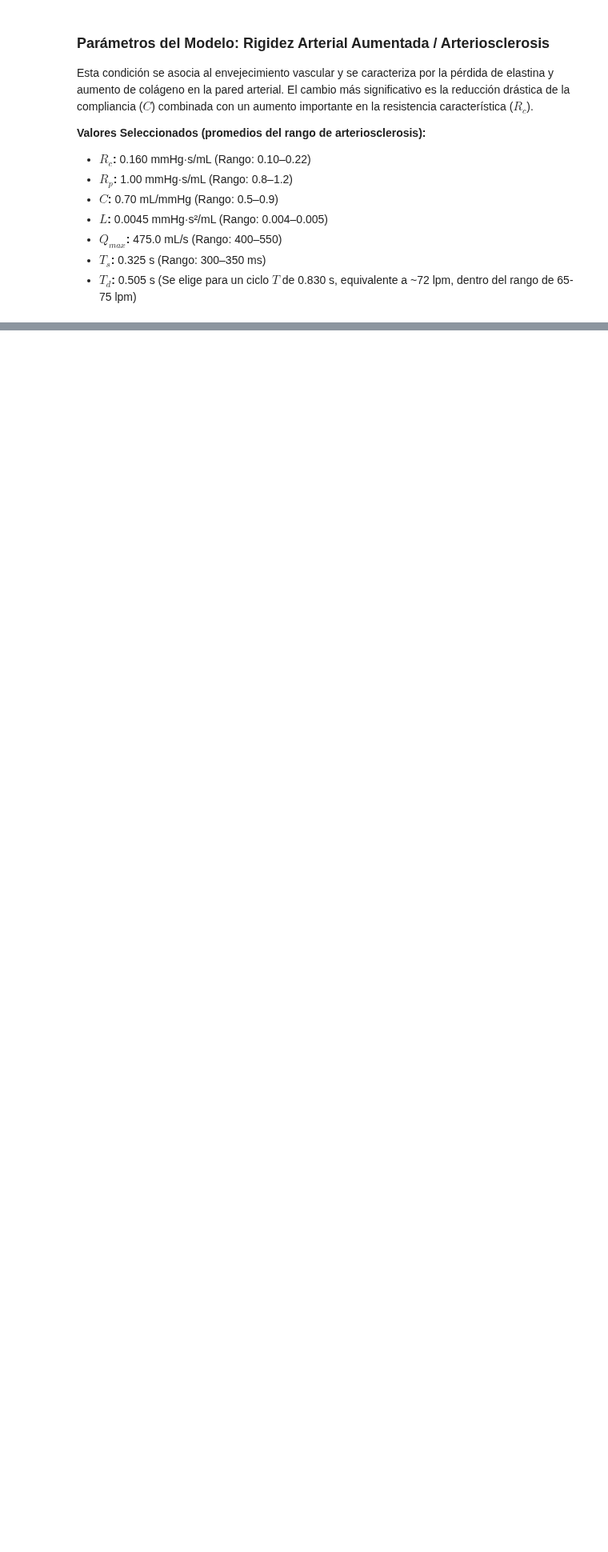
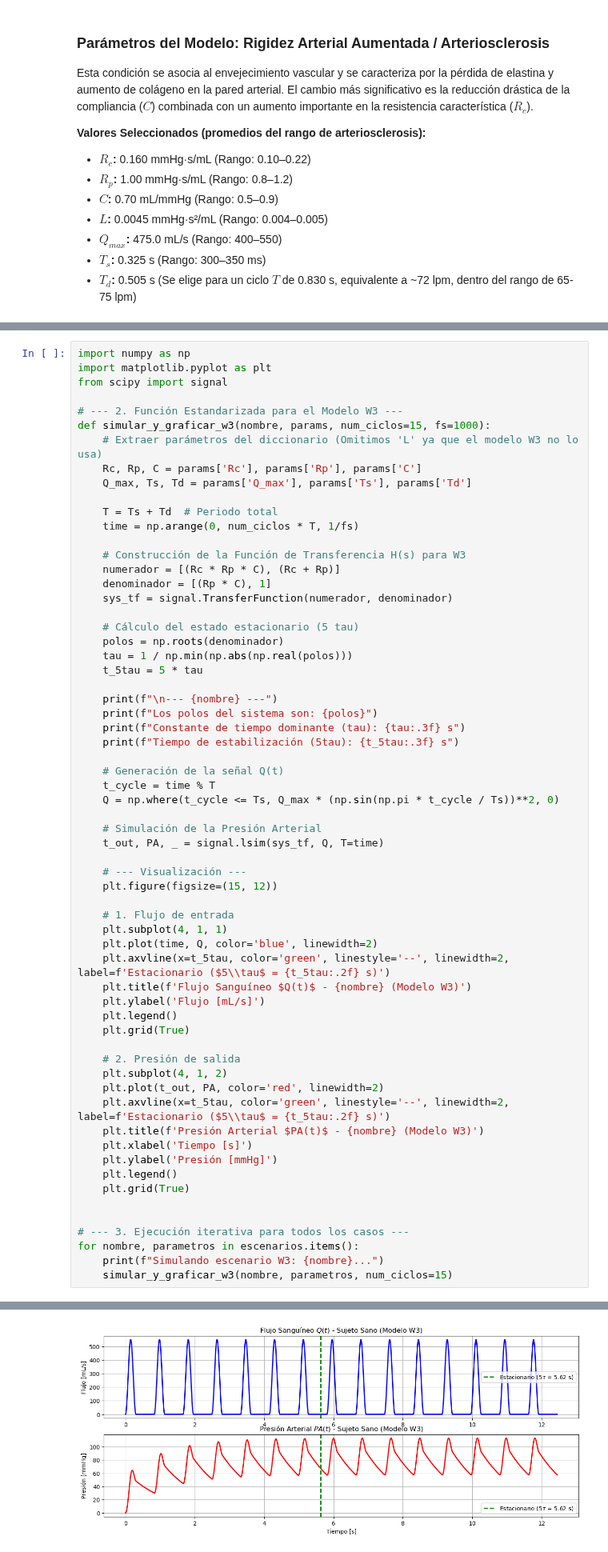
Before and after one commit to luisfmontoyaf/Modelos_Taller_3, a Jupyter notebook: code_taller_3.ipynb, the cells around one changed output, grey strips where cells are left out. Shown at 80% size. Saved outputs shown, nothing was run; the diff lists cells and outputs as text; blank space fills up the shorter version.

```diff
--- a/code_taller_3.ipynb
+++ b/code_taller_3.ipynb
@@ -309,0 +286,64 @@ sys_tf_w3 = signal.TransferFunction(numerador_w3, denominador_w3)
+# %%
+import numpy as np
+import matplotlib.pyplot as plt
+from scipy import signal
+
+# --- 2. Función Estandarizada para el Modelo W3 ---
+def simular_y_graficar_w3(nombre, params, num_ciclos=15, fs=1000):
+    # Extraer parámetros del diccionario (Omitimos 'L' ya que el modelo W3 no lo usa)
+    Rc, Rp, C = params['Rc'], params['Rp'], params['C']
+    Q_max, Ts, Td = params['Q_max'], params['Ts'], params['Td']
+
+    T = Ts + Td  # Periodo total
+    time = np.arange(0, num_ciclos * T, 1/fs)
+
+    # Construcción de la Función de Transferencia H(s) para W3
+    numerador = [(Rc * Rp * C), (Rc + Rp)]
+    denominador = [(Rp * C), 1]
+    sys_tf = signal.TransferFunction(numerador, denominador)
+
+    # Cálculo del estado estacionario (5 tau)
+    polos = np.roots(denominador)
+    tau = 1 / np.min(np.abs(np.real(polos)))
+    t_5tau = 5 * tau
+
+    print(f"\n--- {nombre} ---")
+    print(f"Los polos del sistema son: {polos}")
+    print(f"Constante de tiempo dominante (tau): {tau:.3f} s")
+    print(f"Tiempo de estabilización (5tau): {t_5tau:.3f} s")
+
+    # Generación de la señal Q(t)
+    t_cycle = time % T
+    Q = np.where(t_cycle <= Ts, Q_max * (np.sin(np.pi * t_cycle / Ts))**2, 0)
+
+    # Simulación de la Presión Arterial
+    t_out, PA, _ = signal.lsim(sys_tf, Q, T=time)
+
+    # --- Visualización ---
+    plt.figure(figsize=(15, 12))
+
+    # 1. Flujo de entrada
+    plt.subplot(4, 1, 1)
+    plt.plot(time, Q, color='blue', linewidth=2)
+    plt.axvline(x=t_5tau, color='green', linestyle='--', linewidth=2, label=f'Estacionario ($5\\tau$ = {t_5tau:.2f} s)')
+    plt.title(f'Flujo Sanguíneo $Q(t)$ - {nombre} (Modelo W3)')
+    plt.ylabel('Flujo [mL/s]')
+    plt.legend()
+    plt.grid(True)
+
+    # 2. Presión de salida
+    plt.subplot(4, 1, 2)
+    plt.plot(t_out, PA, color='red', linewidth=2)
+    plt.axvline(x=t_5tau, color='green', linestyle='--', linewidth=2, label=f'Estacionario ($5\\tau$ = {t_5tau:.2f} s)')
+    plt.title(f'Presión Arterial $PA(t)$ - {nombre} (Modelo W3)')
+    plt.xlabel('Tiempo [s]')
+    plt.ylabel('Presión [mmHg]')
+    plt.legend()
+    plt.grid(True)
+
+
+# --- 3. Ejecución iterativa para todos los casos ---
+for nombre, parametros in escenarios.items():
+    print(f"Simulando escenario W3: {nombre}...")
+    simular_y_graficar_w3(nombre, parametros, num_ciclos=15)
+# %% [output]
@@ -309,0 +368 @@ sys_tf_w3 = signal.TransferFunction(numerador_w3, denominador_w3)
+[figure, added]
```
Also changed, not shown: parts of 3 cells of this notebook.
